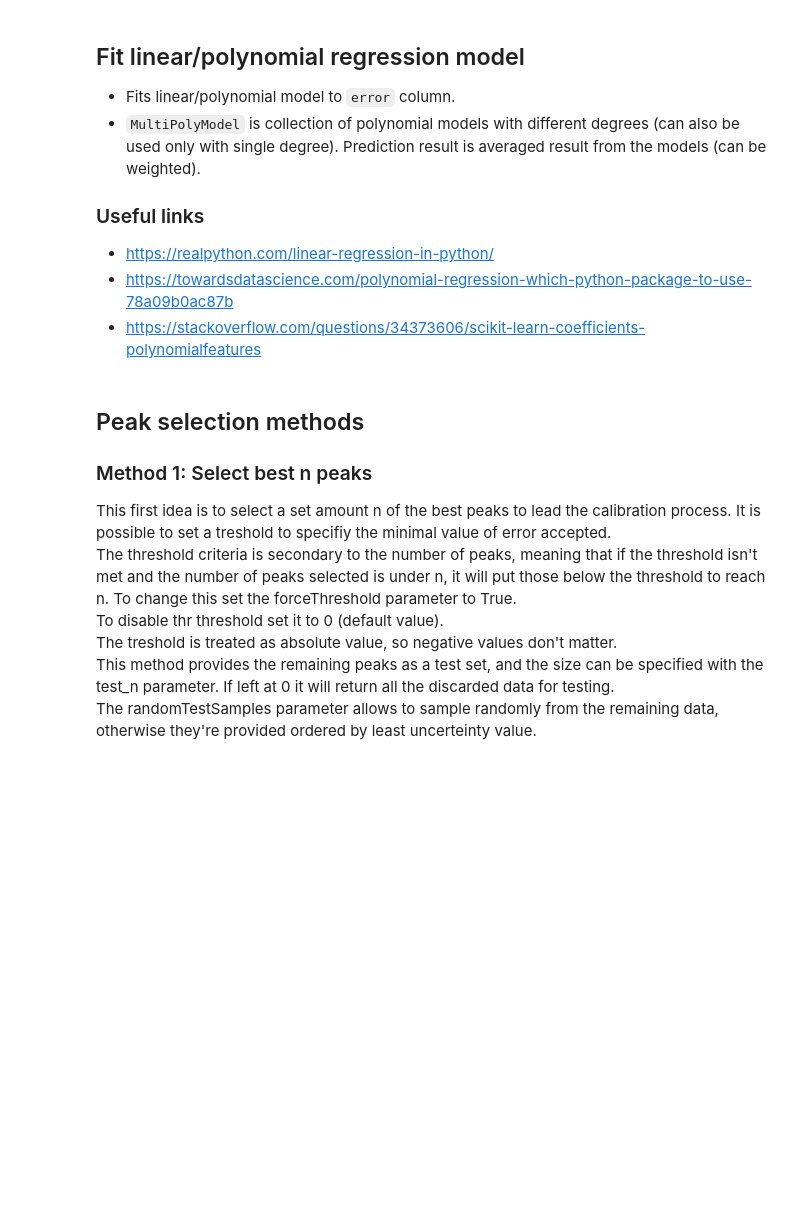
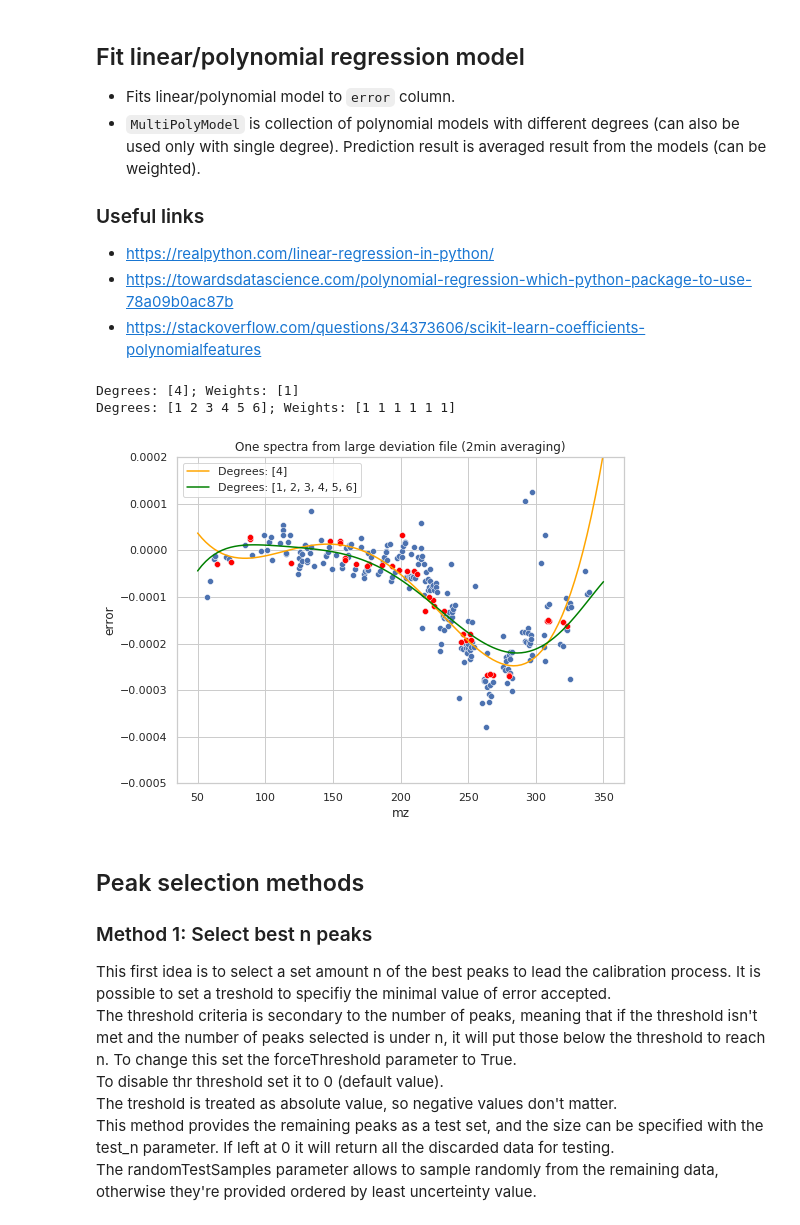
Before and after one commit to jokinen77/DataScienceProject1-Orbitrap, a Jupyter notebook: DataScienceProject1.ipynb, the cells around one changed output. Drawn from its saved outputs; the diff is of its cells as text; code cells hidden in the pictures; blank space fills up the shorter version.

Commit message:
testing models

```diff
--- a/DataScienceProject1.ipynb
+++ b/DataScienceProject1.ipynb
@@ -59,7 +60,7 @@ peaklistRoot = ""
 spectrum_data_directory = spectraRoot + "data/First Large Deviation file-20210415T191813Z-001/First Large Deviation file/2 mins"
 contains_time_data = False #Spectrum files contains time data in forst 3 rows?
 peak_list_file = peaklistRoot + "peak list/peaklist_1e5_background.csv"
-random_sample_size = 5 #Take sample spectrums to speed up things. If 'None' then uses all the spectrums
+random_sample_size = None #Take sample spectrums to speed up things. If 'None' then uses all the spectrums
 
 spectrum_data_files = []
 time_data = []
@@ -293,7 +349,7 @@ calculateMassUncertainty(tmp, True, True,True)
 * https://towardsdatascience.com/polynomial-regression-which-python-package-to-use-78a09b0ac87b
 * https://stackoverflow.com/questions/34373606/scikit-learn-coefficients-polynomialfeatures
 # %%
-%matplotlib notebook
+%matplotlib inline
 
 class MultiPolyModel:
     '''
@@ -309,7 +365,6 @@ class MultiPolyModel:
 
     debug = False
 
-    @classmethod
     def __init__(self, degrees, weights = None, debug = False):
         '''
         Initializes model.
@@ -329,59 +384,78 @@ class MultiPolyModel:
         if weights and type(weights) == int:
             self.weights = np.repeat(weights, len(self.degrees))
         elif weights and type(weights) == list:
             self.weights = np.array(weights)
         else:
             self.weights = 1 / self.degrees
 
         if self.debug:
             print("Degrees: {}; Weights: {}".format(self.degrees, self.weights))
 
-    @classmethod
-    def fit(self, x, y, show=False, color="r", ax = None):
-        for degree in self.degrees:
-            self.models.append(fit_poly_reg_model(x, y, degree = degree))
-        if show:
-            x_plot = np.linspace(min(x), max(x), 1000)
-            preds = self.predict(x_plot)
-            sns.set_theme(style="whitegrid")
-            if not ax:
-                fig, ax = plt.subplots(figsize=(8,6))
-            sns.scatterplot(x=x, y=y, ax=ax, color=color)
-            plt.plot(x_plot, preds, linestyle="-", color=color)
-
-    @classmethod
-    def predict(self, x):
-        results = []
-        for model in self.models:
-            results.append(model.predict(x.reshape(-1, 1)))
-        return np.average(np.array(results), axis=0, weights = self.weights)
-
-    @staticmethod
-    def fit_poly_reg_model(x, y, degree, show = False, ax = None, color="r"):
+    def fit_poly_reg_model(self, x, y, degree, show = False, ax = None, color="r"):
         poly_features = PolynomialFeatures(degree)
         model = make_pipeline(poly_features, LinearRegression()).fit(x.reshape(-1, 1), y)
         if show:
             print("Coefficients: {}".format(model.steps[1][1].coef_[1:]), "Independent: {}".format(model.steps[1][1].intercept_))
             preds = model.predict(x.reshape(-1, 1))
             sns.set_theme(style="whitegrid")
             if not ax:
                 fig, ax = plt.subplots(figsize=(8,6))
             sns.scatterplot(x=x, y=y, ax=ax, color=color)
             plt.plot(x, preds, linestyle="-", color=color)
         return model
 
+    def fit(self, x, y, show=False, color="r", ax = None):
+        for degree in self.degrees:
+            self.models.append(self.fit_poly_reg_model(x, y, degree = degree))
+        if show:
+            x_plot = np.linspace(min(x), max(x), 100)
+            preds = self.predict(x_plot)
+            sns.set_theme(style="whitegrid")
+            if not ax:
+                fig, ax = plt.subplots(figsize=(8,6))
+            sns.scatterplot(x=x, y=y, ax=ax, color=color)
+            plt.plot(x_plot, preds, linestyle="-", color=color)
 
+    def predict(self, x):
+        results = []
+        for model in self.models:
+            results.append(model.predict(x.reshape(-1, 1)))
+        return np.average(np.array(results), axis=0, weights = self.weights)
 
-peak_information = peak_informations[1]
+peak_information = peak_informations[0]
 peak_information = peak_information[peak_information["error"].notnull()]
 
 # TODO: better peak selection
-train_data = peak_information[peak_information["max_intensity"] > 10000]
+#train = peak_information[peak_information["max_intensity"] > 10000]
+train, test = selectPeaksFromPartitions(peak_information, 5, 8, select=selectPeaksMeanError)
+
+degrees1 = [4]
+degrees2 = [1,2,3,4,5,6]
+
+model = MultiPolyModel(degrees1, weights = 1, debug = True)
+model.fit(train["observed_mz"].values, train["error"].values*-1)
+
+model1 = MultiPolyModel(degrees2, weights = 1, debug = True)
+model1.fit(train["observed_mz"].values, train["error"].values*-1)
 
 fig, ax = plt.subplots(figsize=(8,6))
 sns.scatterplot(x=peak_information["observed_mz"].values, y=peak_information["error"].values*-1, ax=ax)
-model = MultiPolyModel([1,2,3,4,5], weights = 1, debug = True)
-model.fit(train_data["observed_mz"].values, train_data["error"].values*-1, show = True, ax=ax)
+sns.scatterplot(x=train["observed_mz"].values, y=train["error"].values*-1, ax=ax, color="red")
+x = np.linspace(50, 350, 100)
+y = model.predict(x)
+y1 = model1.predict(x)
+sns.lineplot(x=x, y=y, color="orange", ax=ax, legend="full")
+sns.lineplot(x=x, y=y1, color="green", ax=ax)
+plt.legend(["Degrees: {}".format(degrees1), "Degrees: {}".format(degrees2)])
+
+plt.title("One spectra from large deviation file (2min averaging)")
+ax.set_ylabel("error")
+ax.set_xlabel("mz")
+_ = ax.set_ylim([-0.0005, 0.0002])
+# %% [output]
+Degrees: [4]; Weights: [1]
+Degrees: [1 2 3 4 5 6]; Weights: [1 1 1 1 1 1]
+[figure, added]
 # %% [markdown]
 ## Peak selection methods
 
```
Also changed, not shown: parts of 14 cells of this notebook, 3 other files.
